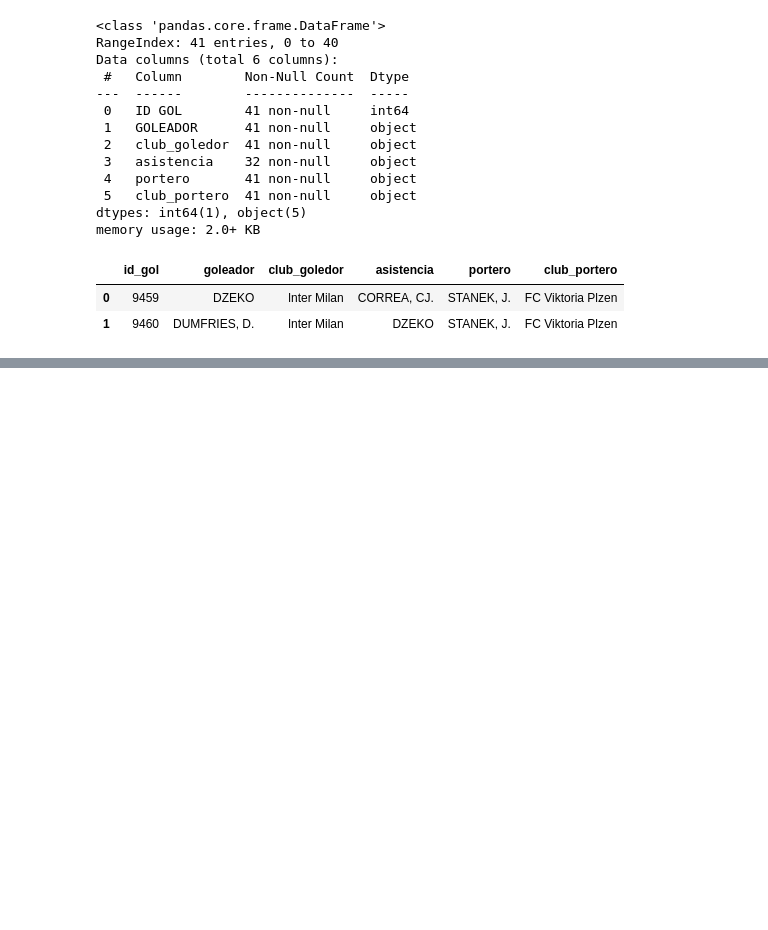
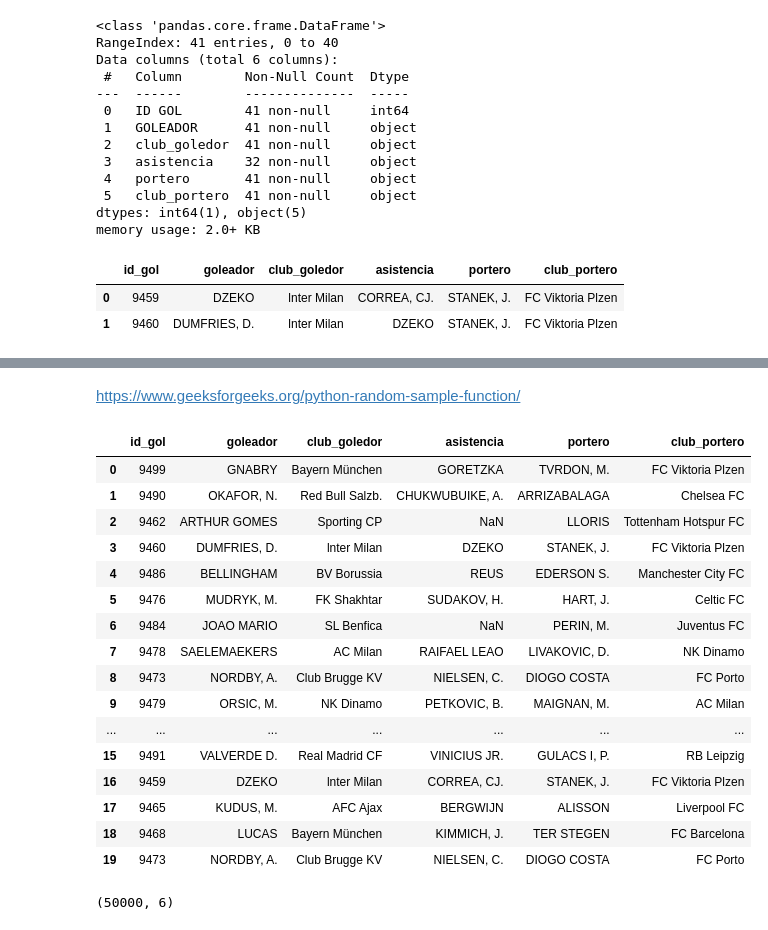
Before and after one commit to N1colasFD/Data_science_aplicada_reto_twitter, a Jupyter notebook: Reto_mr_chips.ipynb, the cells around one changed output, grey strips where cells are left out. Cells and saved outputs as stored; diff of their text form; code cells hidden in the pictures; blank space fills up the shorter version.

```diff
--- a/Reto_mr_chips.ipynb
+++ b/Reto_mr_chips.ipynb
@@ -60,0 +96,26 @@ df.head(2)
+# %% [markdown]
+https://www.geeksforgeeks.org/python-random-sample-function/
+# %%
+Df_5k.head(20)
+# %% [output]
+|  | id_gol | goleador | club_goledor | asistencia | portero | club_portero |
+| 0 | 9499 | GNABRY | Bayern München | GORETZKA | TVRDON, M. | FC Viktoria Plzen |
+| 1 | 9490 | OKAFOR, N. | Red Bull Salzb. | CHUKWUBUIKE, A. | ARRIZABALAGA | Chelsea FC |
+| 2 | 9462 | ARTHUR GOMES | Sporting CP | NaN | LLORIS | Tottenham Hotspur FC |
+| 3 | 9460 | DUMFRIES, D. | lnter Milan | DZEKO | STANEK, J. | FC Viktoria Plzen |
+| 4 | 9486 | BELLINGHAM | BV Borussia | REUS | EDERSON S. | Manchester City FC |
+| 5 | 9476 | MUDRYK, M. | FK Shakhtar | SUDAKOV, H. | HART, J. | Celtic FC |
+| 6 | 9484 | JOAO MARIO | SL Benfica | NaN | PERIN, M. | Juventus FC |
+| 7 | 9478 | SAELEMAEKERS | AC Milan | RAIFAEL LEAO | LIVAKOVIC, D. | NK Dinamo |
+| 8 | 9473 | NORDBY, A. | Club Brugge KV | NIELSEN, C. | DIOGO COSTA | FC Porto |
+| 9 | 9479 | ORSIC, M. | NK Dinamo | PETKOVIC, B. | MAIGNAN, M. | AC Milan |
+| ... | ... | ... | ... | ... | ... | ... |
+| 15 | 9491 | VALVERDE D. | Real Madrid CF | VINICIUS JR. | GULACS I, P. | RB Leipzig |
+| 16 | 9459 | DZEKO | lnter Milan | CORREA, CJ. | STANEK, J. | FC Viktoria Plzen |
+| 17 | 9465 | KUDUS, M. | AFC Ajax | BERGWIJN | ALISSON | Liverpool FC |
+| 18 | 9468 | LUCAS | Bayern München | KIMMICH, J. | TER STEGEN | FC Barcelona |
+| 19 | 9473 | NORDBY, A. | Club Brugge KV | NIELSEN, C. | DIOGO COSTA | FC Porto |
+# %%
+Df_5k.shape   #correcto
+# %% [output]
+(50000, 6)
```
Also changed, not shown: parts of 17 cells of this notebook.
